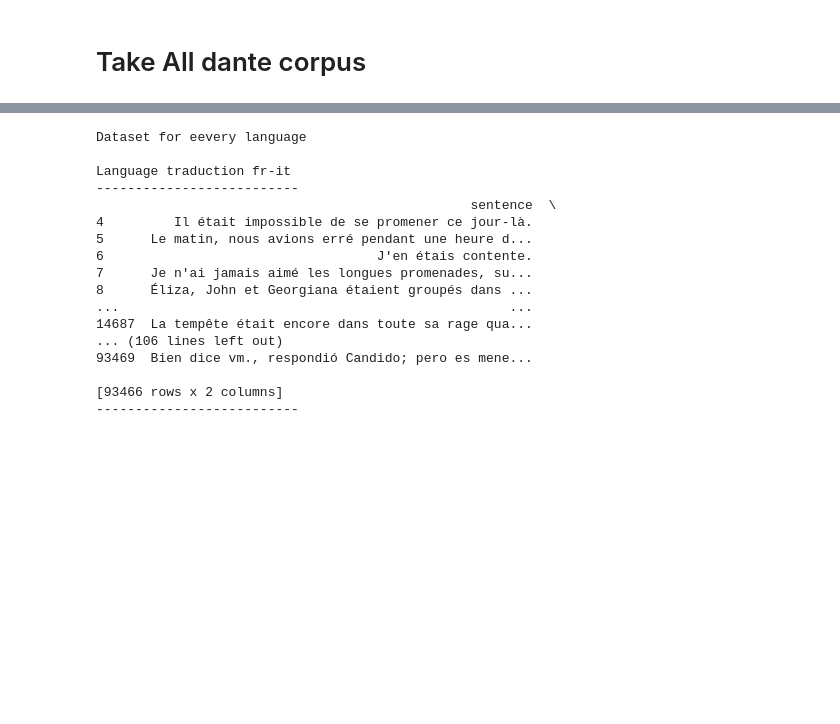
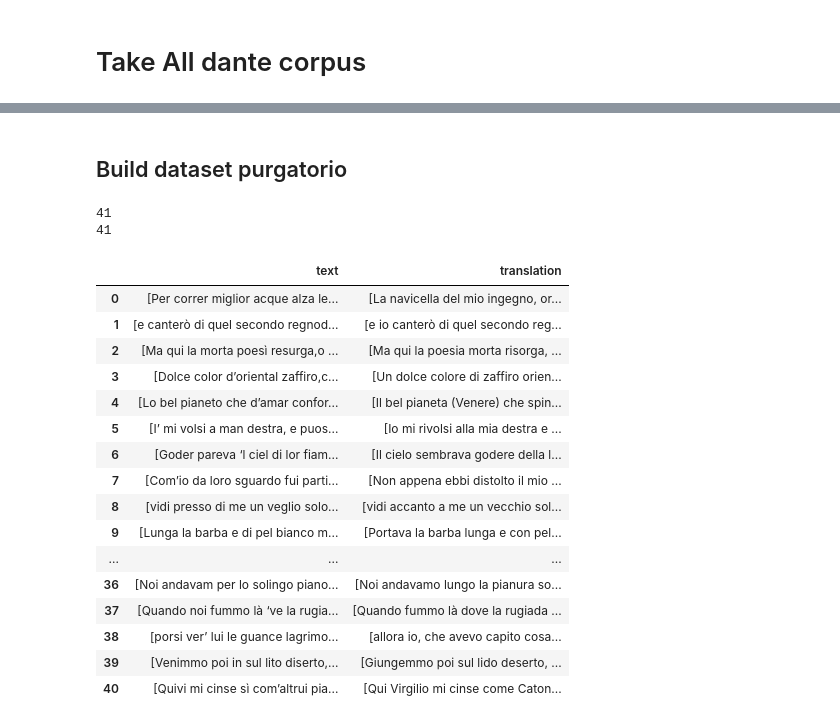
Before and after one commit to LucaColamarino/MNLP_HW2, a Jupyter notebook: EDA_text _and_datasets.ipynb, the cells around one changed output, grey strips where cells are left out. Cells and saved outputs as stored; diff of their text form; code cells hidden in the pictures; blank space fills up the shorter version.

```diff
--- a/EDA_text _and_datasets.ipynb
+++ b/EDA_text _and_datasets.ipynb
@@ -93,23 +127,28 @@ dataset_dante.head(2)
+# %% [markdown]
+## Build dataset purgatorio
 # %%
-
-# other datasets for fine tuning (i don't know if we will use)
-#dataset_libri_italiani= load_dataset("IsmaelMousa/libri-in-italiano")
-#dataset of all operas of Dante
+ancient_block_texts_purgat=list_to_string(ancient_block_texts_purgat)
+print(len(ancient_block_texts_purgat))
+print(len(modern_block_texts_purgat))
+dataset_dante_purgat=pd.DataFrame({"text": ancient_block_texts_purgat,"translation":modern_block_texts_purgat},columns=["text","translation"])
+dataset_dante_purgat
 # %% [output]
-Dataset for eevery language
-
-Language traduction fr-it
---------------------------
-                                                sentence  \
-4         Il était impossible de se promener ce jour-là.
-5      Le matin, nous avions erré pendant une heure d...
-6                                   J'en étais contente.
-7      Je n'ai jamais aimé les longues promenades, su...
-8      Éliza, John et Georgiana étaient groupés dans ...
-...                                                  ...
-14687  La tempête était encore dans toute sa rage qua...
-... (106 lines left out)
-93469  Bien dice vm., respondió Candido; pero es mene...
-
-[93466 rows x 2 columns]
---------------------------
+41
+41
+|  | text | translation |
+| 0 | [Per correr miglior acque alza le... | [La navicella del mio ingegno, or... |
+| 1 | [e canterò di quel secondo regnod... | [e io canterò di quel secondo reg... |
+| 2 | [Ma qui la morta poesì resurga,o ... | [Ma qui la poesia morta risorga, ... |
+| 3 | [Dolce color d’oriental zaffiro,c... | [Un dolce colore di zaffiro orien... |
+| 4 | [Lo bel pianeto che d’amar confor... | [Il bel pianeta (Venere) che spin... |
+| 5 | [I’ mi volsi a man destra, e puos... | [Io mi rivolsi alla mia destra e ... |
+| 6 | [Goder pareva ‘l ciel di lor fiam... | [Il cielo sembrava godere della l... |
+| 7 | [Com’io da loro sguardo fui parti... | [Non appena ebbi distolto il mio ... |
+| 8 | [vidi presso di me un veglio solo... | [vidi accanto a me un vecchio sol... |
+| 9 | [Lunga la barba e di pel bianco m... | [Portava la barba lunga e con pel... |
+| ... | ... | ... |
+| 36 | [Noi andavam per lo solingo piano... | [Noi andavamo lungo la pianura so... |
+| 37 | [Quando noi fummo là ‘ve la rugia... | [Quando fummo là dove la rugiada ... |
+| 38 | [porsi ver’ lui le guance lagrimo... | [allora io, che avevo capito cosa... |
+| 39 | [Venimmo poi in sul lito diserto,... | [Giungemmo poi sul lido deserto, ... |
+| 40 | [Quivi mi cinse sì com’altrui pia... | [Qui Virgilio mi cinse come Caton... |
```
Also changed, not shown: parts of 8 cells of this notebook, 3 other files.
